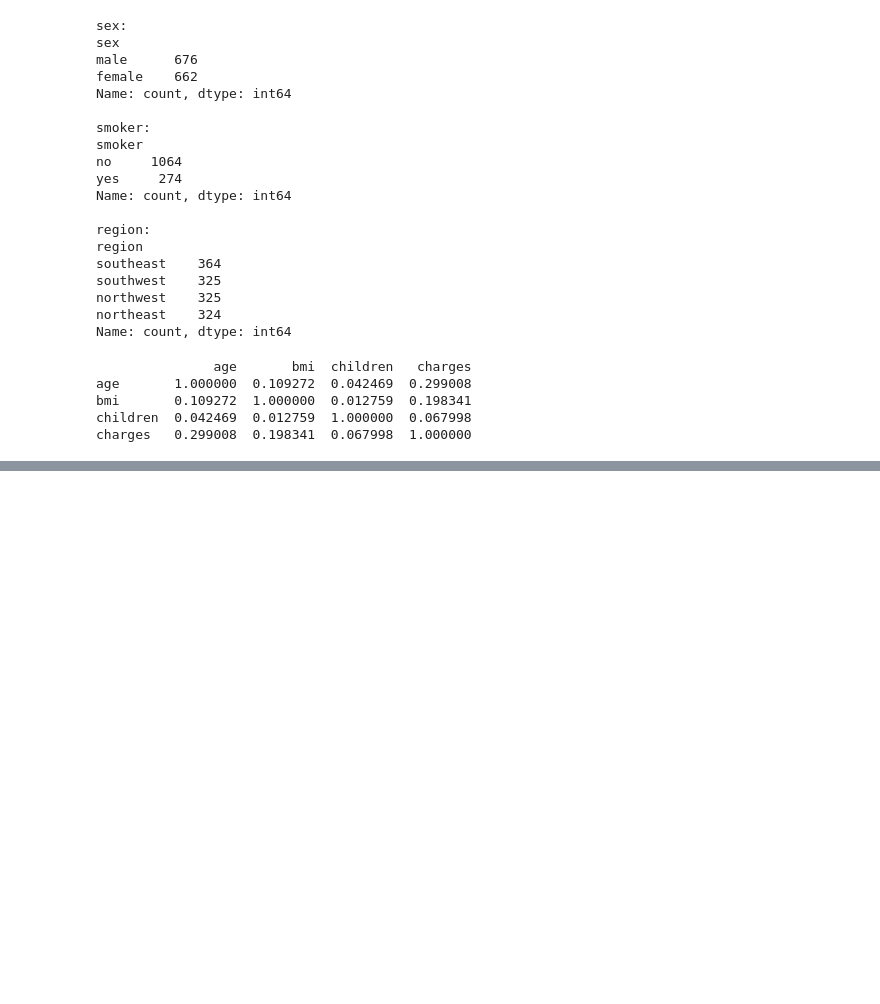
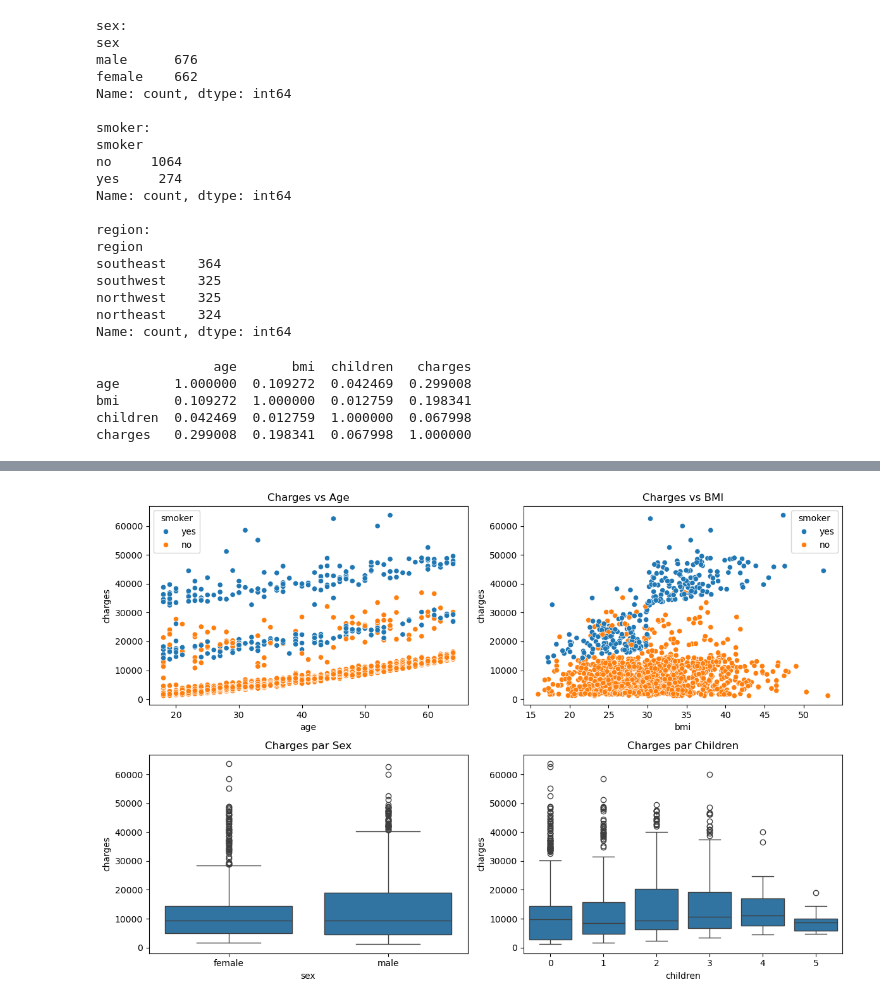
Before and after one commit to azddineharchaoui/predicteur, a Jupyter notebook: data_analysis.ipynb, the cells around one changed output, grey strips where cells are left out. Cells and saved outputs as stored; diff of their text form; code cells hidden in the pictures; blank space fills up the shorter version.

```diff
--- a/data_analysis.ipynb
+++ b/data_analysis.ipynb
@@ -142,0 +156,23 @@ charges   0.299008  0.198341  0.067998  1.000000
+# %%
+plt.figure(figsize=(12, 8))
+
+plt.subplot(2, 2, 1)
+sns.scatterplot(x='age', y='charges', data=df, hue='smoker')
+plt.title('Charges vs Age')
+
+plt.subplot(2, 2, 2)
+sns.scatterplot(x='bmi', y='charges', data=df, hue='smoker')
+plt.title('Charges vs BMI')
+
+plt.subplot(2, 2, 3)
+sns.boxplot(x='sex', y='charges', data=df)
+plt.title('Charges par Sex')
+
+plt.subplot(2, 2, 4)
+sns.boxplot(x='children', y='charges', data=df)
+plt.title('Charges par Children')
+
+plt.tight_layout()
+plt.show()
+# %% [output]
+[figure, added]
```
Also changed, not shown: parts of 5 cells of this notebook.
